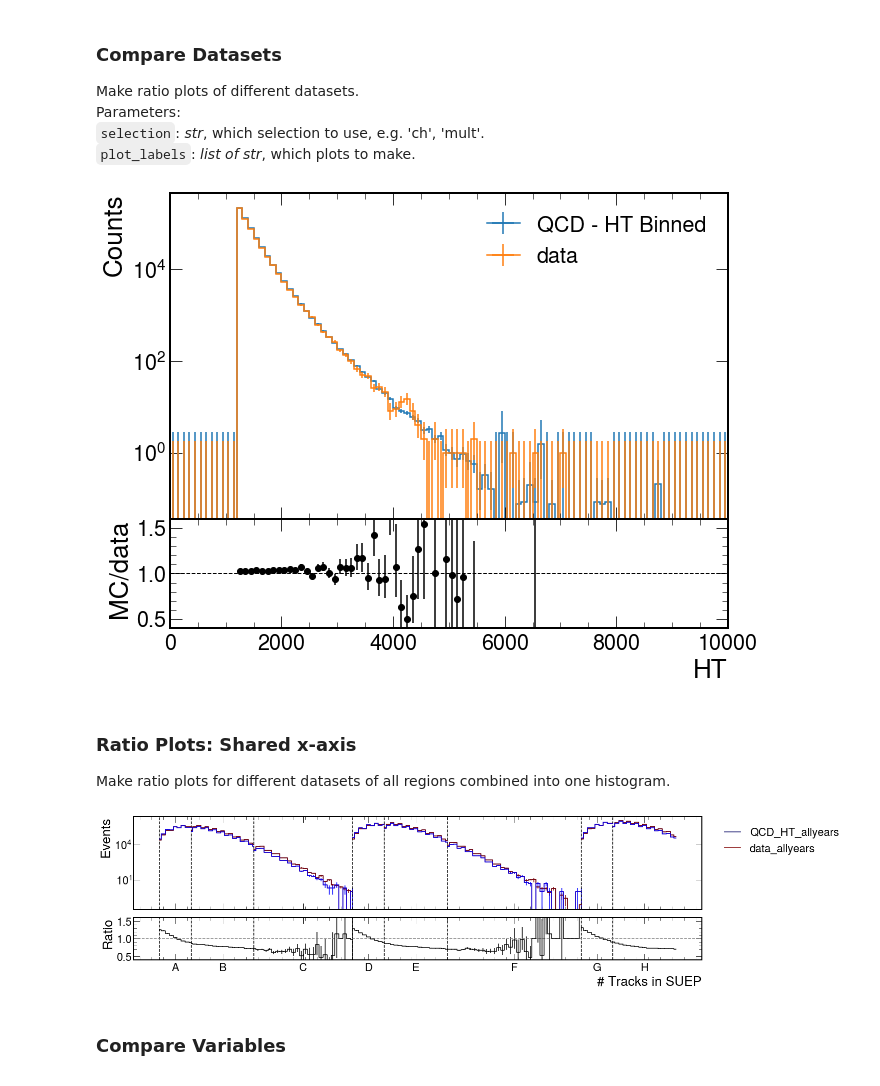
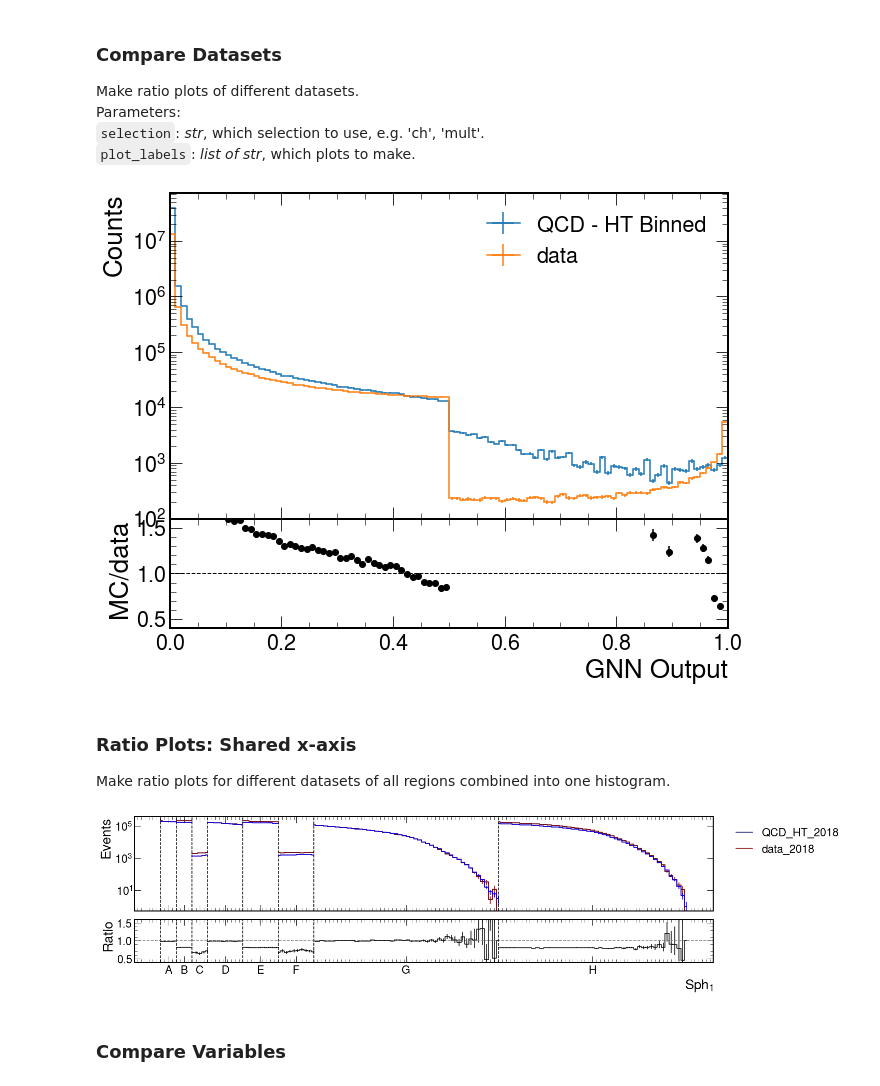
Before and after one commit to SUEPPhysics/SUEPCoffea_dask, a Jupyter notebook: plotting/plot.ipynb, the cells around one changed output. Saved outputs shown, nothing was run; the diff lists cells and outputs as text; code cells hidden in the pictures.

```diff
--- a/plotting/plot.ipynb
+++ b/plotting/plot.ipynb
@@ -55,8 +55,8 @@ infile_names = glob.glob(plotDir+'*.pkl')
 
 offline_files_SUEP = [f for f in infile_names if "inference6.pkl" in f and ('SUEP-m' in f)]
 plots_SUEP = loader(offline_files_SUEP, apply_lumis=True, exclude_low_bins=True)
-# offline_files_data2018 = [f for f in infile_names if "full_systematics.pkl" in f and ('Run2018' in f)]
-# plots_data2018 = loader(offline_files_data2018, apply_lumis=False, exclude_low_bins=False)
+offline_files_data2018 = [f for f in infile_names if "inference6.pkl" in f and ('Run2018' in f)]
+plots_data2018 = loader(offline_files_data2018, apply_lumis=False, exclude_low_bins=False)
 offline_files_2018 = [f for f in infile_names if "inference6.pkl" in f and ('20UL18' in f or 'Run2018' in f)]
 plots_2018 = loader(offline_files_2018, apply_lumis=True, exclude_low_bins=True)
 # offline_files_2017 = [f for f in infile_names if "7_20.pkl" in f and ('20UL17' in f or 'Run2017' in f)]
@@ -68,7 +68,7 @@ plots_2018 = loader(offline_files_2018, apply_lumis=True, exclude_low_bins=True)
 plots = {}
 
 for key in plots_SUEP.keys(): plots[key] = plots_SUEP[key]
-# for key in plots_data2018.keys(): plots[key+"_2018"] = plots_data2018[key]
+for key in plots_data2018.keys(): plots[key+"_2018"] = plots_data2018[key]
 for key in plots_2018.keys(): plots[key+"_2018"] = plots_2018[key]
 # for key in plots_2017.keys(): plots[key+"_2017"] = plots_2017[key]
 # for key in plots_2016.keys(): plots[key+"_2016"] = plots_2016[key]
@@ -232,56 +230,56 @@ Parameters:<br>
 `selection`: _str_, which selection to use, e.g. 'ch', 'mult'.<br>
 `plot_labels`: _list of str_, which plots to make.
 # %%
-selection = 'Cluster'
-plot_labels = ['A_ht']
+selection = 'GNN'
+plot_labels = ['A_single_l5_bPfcand_S1']
 density = False
-sample1 = 'QCD_HT_2016'
-sample2 = 'data_2016'
+sample1 = 'QCD_HT_2018'
+sample2 = 'data_2018'
 
 for plot_label in plot_labels:
 
     plot_label += '_'+selection
 
     h1 = plots[sample1][plot_label][::1j]
     h2 = plots[sample2][plot_label][::1j]
 
     # our custom ratio calculates errors differently, more appropriate for plotting densities
     if density:
         h1 = h1/h1.sum().value
         h2 = h2/h2.sum().value
         fig, axs, _ = plot_ratio(h1, h2, label1='QCD - HT Binned', label2='data')
         axs[0].legend()
     else:
         fig = plt.figure(figsize=(10, 8))
         _ = h1.plot_ratio(h2,
                          rp_num_label='QCD - HT Binned',
                          rp_denom_label='data')
 
     fig.axes[0].set_yscale("log")
     #fig.axes[0].set_xlim(0, 2000)
     #fig.axes[0].set_ylim(1e-5, 1e7)
     fig.axes[1].set_ylim(0.4,1.6)
     fig.axes[1].set_ylabel('MC/data')
     plt.savefig(output_label + plot_label + file_ext, bbox_inches='tight')
     plt.show()
 # %% [output]
-[figure, old version]
+[figure, new version]
 # %% [markdown]
 ### Ratio Plots: Shared x-axis
 Make ratio plots for different datasets of all regions combined into one histogram.<br>
 # %%
 x = 'ABCDEFGH'
 y = 'ADGBEHCF'
-plot_labels = ['SUEP_nconst_Cluster']
-sample1 = 'QCD_HT_allyears'
-sample2 = 'data_allyears'
+plot_labels = ['SUEP_S1_Cluster']
+sample1 = 'QCD_HT_2018'
+sample2 = 'data_2018'
 for plot_label in plot_labels:
     fig, (ax1, ax2) = plot_ratio_regions(plots, 'A_'+plot_label,
                            sample1, sample2,
                            x, density=False)
     fig.savefig(output_label + plot_label + file_ext, bbox_inches='tight')
 # %% [output]
-[figure, old version]
+[figure, new version]
 # %% [markdown]
 ### Compare Variables
 # %%
```
Also changed, not shown: parts of 6 cells of this notebook, 6 other files.
